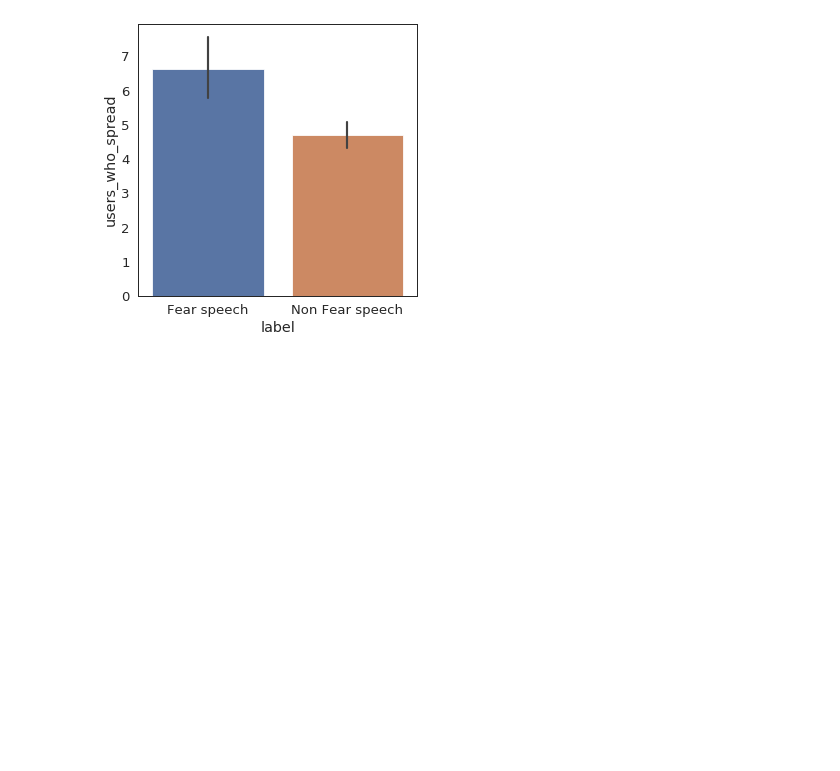
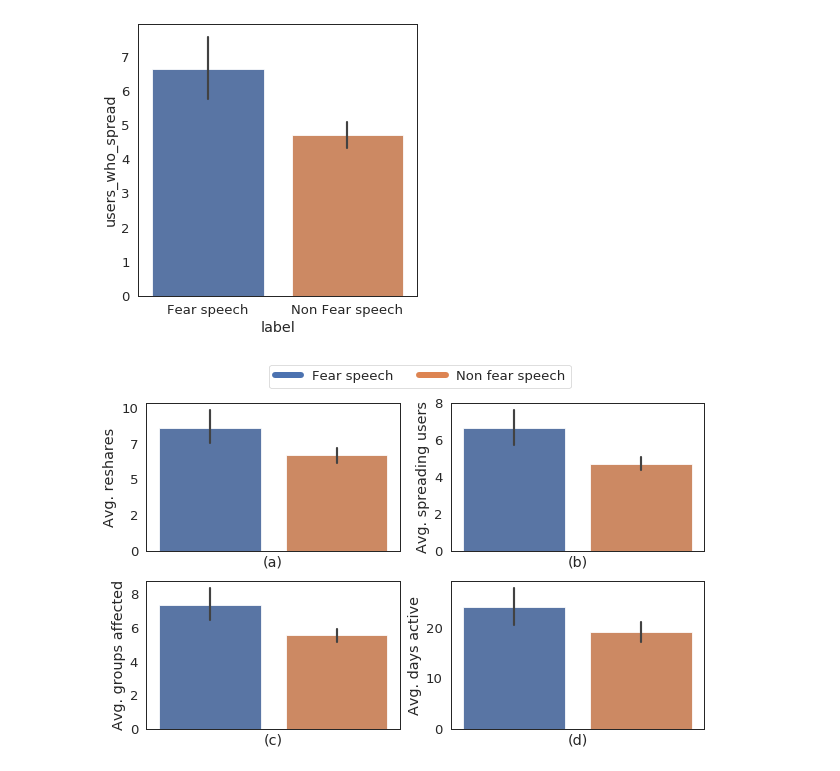
Before and after one commit to hate-alert/Fear-speech-analysis, a Jupyter notebook: Data_stats.ipynb, the cells around one changed output. Drawn from its saved outputs; the diff is of its cells as text; code cells hidden in the pictures; blank space fills up the shorter version.

```diff
--- a/Data_stats.ipynb
+++ b/Data_stats.ipynb
@@ -20,7 +20,7 @@ seed(1)
 The autoreload extension is already loaded. To reload it, use:
   %reload_ext autoreload
 # %%
-whatsapp_data=pd.read_csv(parent_path+'Data_text_spam_removed_v02.csv')
+whatsapp_data=pd.read_csv(parent_path+'Data_text_spam_removed_v02_hi_en.csv')
 temp=whatsapp_data[['group_id_anonymized','phone_num_anonymized','message_text','timestamp']]
 duplicateDFRow = temp[temp.duplicated()]
 whatsapp_data=whatsapp_data.drop(list(duplicateDFRow.index))
@@ -442,12 +447,12 @@ for index,row in tqdm(annotated_df.iterrows(),total=len(annotated_df)):
     else:
         num_spreader.append([index,days_active,'Non Fear speech'])
 # %%
-df_num_users=pd.DataFrame(num_spreader,columns=['msg_id','days_active','label'])
+df_active=pd.DataFrame(num_spreader,columns=['msg_id','days_active','label'])
 
 
 # generate two independent samples
 # compare samples
-stat, p = mannwhitneyu(df_num_users[df_num_users['label']=='Fear speech'].days_active, df_num_users[df_num_users['label']=='Non Fear speech'].days_active)
+stat, p = mannwhitneyu(df_active[df_active['label']=='Fear speech'].days_active, df_active[df_active['label']=='Non Fear speech'].days_active)
 print('Statistics=%.3f, p=%.10f' % (stat, p))
 # interpret
 alpha = 0.05
@@ -515,3 +520,81 @@ ax1 = sns.barplot(x="label", y="users_who_spread", data=df_num_users)
 plt.savefig('../Fear_speech_results/users_who_spread.pdf',bbox_inches='tight',dpi=400)
 # %% [output]
 [figure]
+# %%
+from matplotlib.lines import Line2D
+from  matplotlib.ticker import FuncFormatter
+matplotlib.rcParams['figure.figsize'] = (10, 6)
+
+#     'weight' : 'normal',
+#     'size'   : 15}
+# matplotlib.rc('font', **font)
+#data_timeline.plot()
+sns.set(context='paper',style='white',font_scale=1.5)
+
+font = {
+    'weight' : 'normal',
+    'size'   : 11}
+
+
+
+
+ax1=plt.subplot(2, 2, 1)
+ax = sns.barplot(x="label", y="num_repeats",ax=ax1,data=df_repeat)
+plt.tick_params(
+    axis='x',          # changes apply to the x-axis
+    which='both',      # both major and minor ticks are affected
+    bottom=False,      # ticks along the bottom edge are off
+    top=False,         # ticks along the top edge are off
+    labelbottom=False) # labels along the bottom edge are off
+plt.ylabel("Avg. reshares")
+plt.xlabel("(a)")
+plt.gca().yaxis.set_major_formatter(FuncFormatter(lambda x, _: int(x)))
+
+
+ax2=plt.subplot(2, 2, 2)
+ax = sns.barplot(x="label", y="users_who_spread",ax=ax2, data=df_num_users)
+plt.tick_params(
+    axis='x',          # changes apply to the x-axis
+    which='both',      # both major and minor ticks are affected
+    bottom=False,      # ticks along the bottom edge are off
+    top=False,         # ticks along the top edge are off
+    labelbottom=False) # labels along the bottom edge are off
+plt.ylabel("Avg. spreading users")
+
+plt.xlabel("(b)")
+
+ax3=plt.subplot(2, 2, 3)
+ax = sns.barplot(x="label", y="groups_affected",ax=ax3, data=df_num_groups)
+plt.tick_params(
+    axis='x',          # changes apply to the x-axis
+    which='both',      # both major and minor ticks are affected
+    bottom=False,      # ticks along the bottom edge are off
+    top=False,         # ticks along the top edge are off
+    labelbottom=False) # labels along the bottom edge are off
+plt.ylabel("Avg. groups affected")
+
+plt.xlabel("(c)")
+
+ax4=plt.subplot(2, 2, 4)
+ax = sns.barplot(x="label", y="days_active",ax=ax4, data=df_active)
+plt.tick_params(
+    axis='x',          # changes apply to the x-axis
+    which='both',      # both major and minor ticks are affected
+    bottom=False,      # ticks along the bottom edge are off
+    top=False,         # ticks along the top edge are off
+    labelbottom=False) # labels along the bottom edge are off
+plt.ylabel("Avg. days active")
+
+plt.xlabel("(d)")
+
+cmap=matplotlib.cm.get_cmap(name='tab20c')
+
+custom_lines = [Line2D([0], [0], color=sns.color_palette()[0], lw=6),
+                Line2D([0], [0], color=sns.color_palette()[1], lw=6)]
+
+
+plt.legend(custom_lines, ['Fear speech', 'Non fear speech'],bbox_to_anchor=(0.5, 2.5), ncol=2)
+#plt.legend(labels=['fear speech','non fear speech'], loc='center')
+plt.savefig('../Fear_speech_results/total.pdf',bbox_inches='tight',dpi=400)
+# %% [output]
+[figure, added]
```
Also changed, not shown: parts of 21 cells of this notebook, 10 other files.
